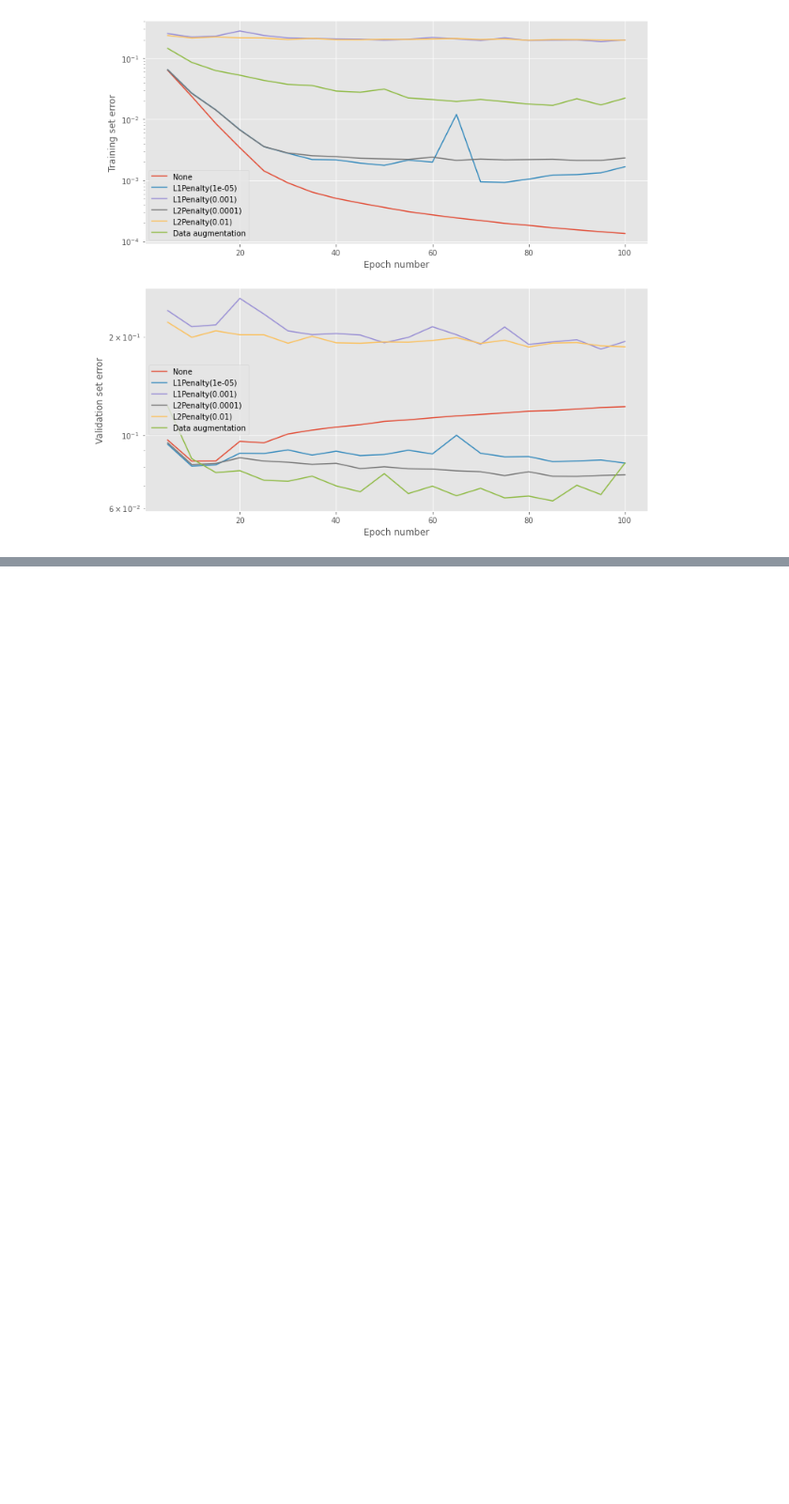
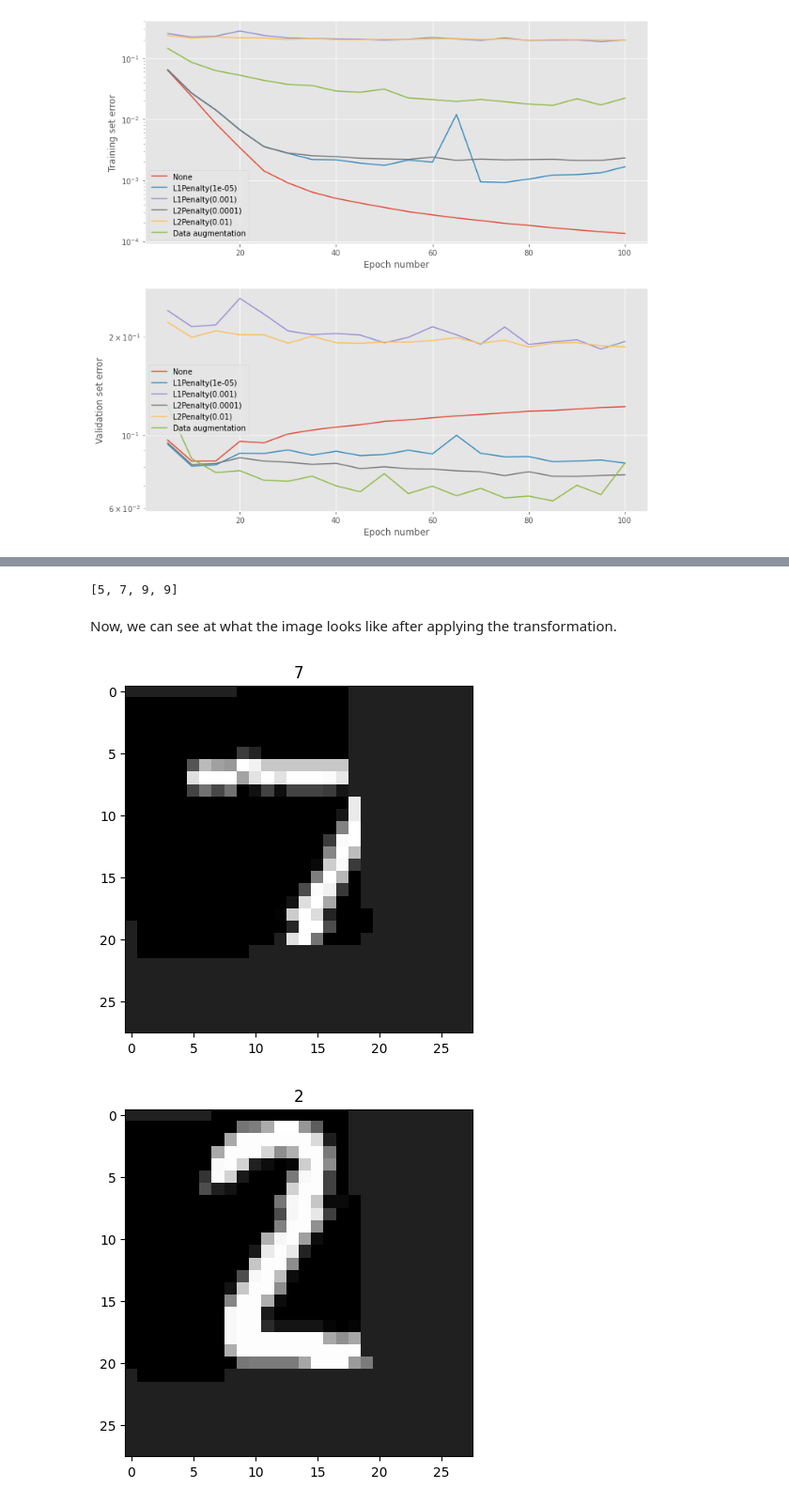
Before and after one commit to shriram1998/mlpractical, a Jupyter notebook: notebooks/05_Non-linearities_and_regularisation.ipynb, the cells around one changed output, grey strips where cells are left out. Shown at 94% size. Drawn from its saved outputs; the diff is of its cells as text; code cells hidden in the pictures; blank space fills up the shorter version.

```diff
--- a/notebooks/05_Non-linearities_and_regularisation.ipynb
+++ b/notebooks/05_Non-linearities_and_regularisation.ipynb
@@ -614,0 +832,48 @@ ax2.set_yscale('log')
+# %%
+transform=transforms.Compose([
+        transforms.ToTensor(),
+        transforms.Normalize((0.1307,), (0.3081,)),
+        Translate(10),
+        transforms.RandomRotation(20),
+        ])
+
+train_dataset = datasets.MNIST('../data', train=True, download=True, transform=transform)
+test_dataset = datasets.MNIST('../data', train=False, download=True, transform=transform)
+
+valid_size=0.2 # Leave 20% of training set as validation set
+num_train = len(train_dataset)
+indices = list(range(num_train))
+split = int(np.floor(valid_size * num_train))
+np.random.shuffle(indices) # Shuffle indices in-place
+train_idx, valid_idx = indices[split:], indices[:split] # Split indices into training and validation sets
+train_sampler = SubsetRandomSampler(train_idx)
+valid_sampler = SubsetRandomSampler(valid_idx)
+# %% [output]
+[5, 7, 9, 9]
+# %%
+# Create the dataloaders
+train_loader = torch.utils.data.DataLoader(train_dataset, batch_size=batch_size, sampler=train_sampler, pin_memory=True)
+valid_loader = torch.utils.data.DataLoader(train_dataset, batch_size=batch_size, sampler=valid_sampler, pin_memory=True)
+test_loader = torch.utils.data.DataLoader(test_dataset, batch_size=batch_size, shuffle=False, pin_memory=True)
+# %% [markdown]
+Now, we can see at what the image looks like after applying the transformation.
+# %%
+im_name=[]
+labels=[]
+ind=0
+for i,batch in enumerate(test_loader):
+  if i>1:
+      break
+  for j in range(5):
+
+    im=batch[0][j,:,:,:]
+    im_name.append(f"{ind}.jpg")
+    labels.append(batch[1][j].item())
+    ind+=1
+    im=torch.squeeze(im)
+    plt.figure()
+    plt.imshow(im,cmap='gray')
+    plt.title(f"{batch[1][j].item()}")
+# %% [output]
+[figure, added]
+[figure, added]
```
Also changed, not shown: parts of 17 cells of this notebook.
